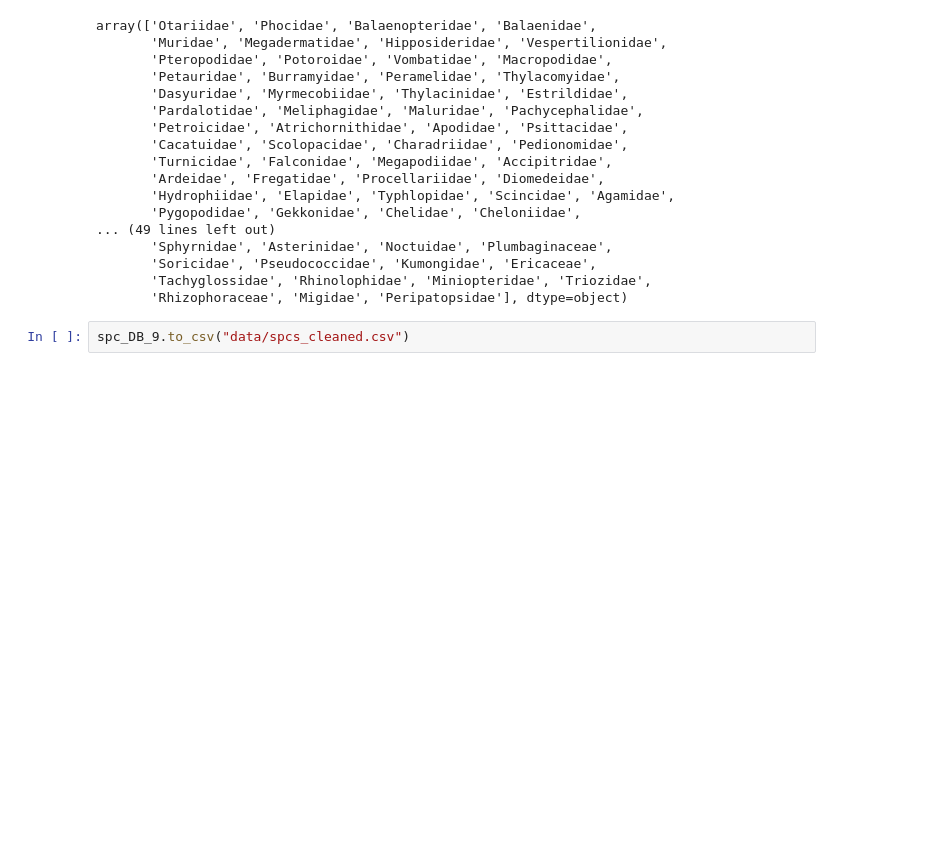
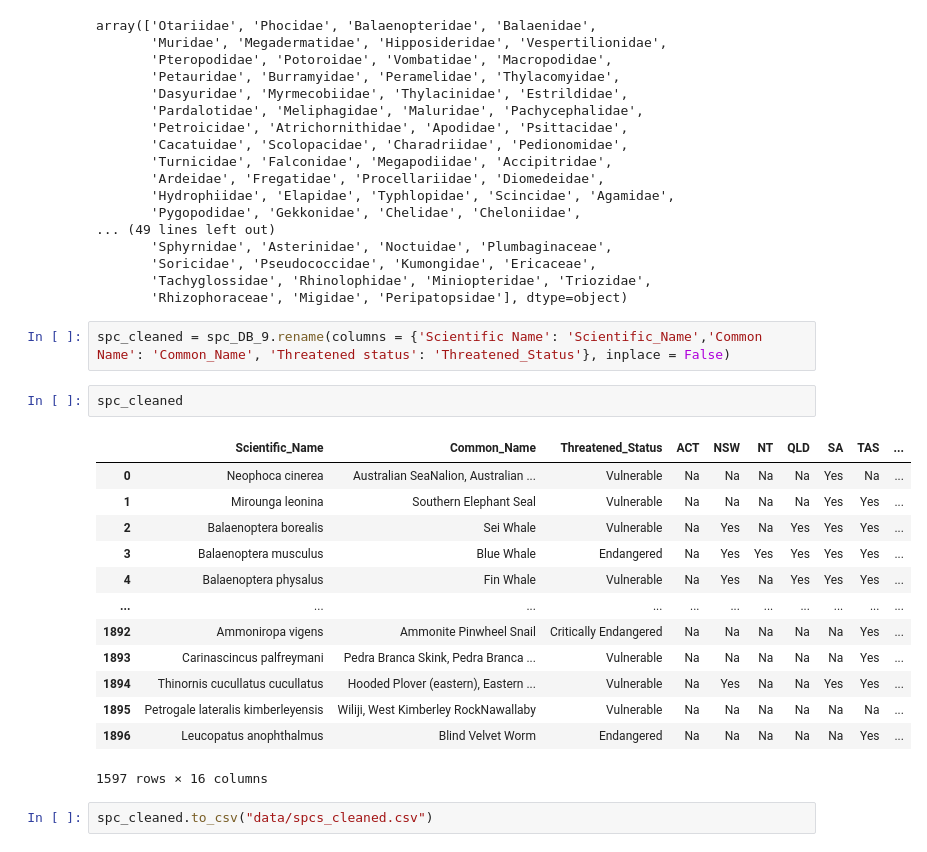
Before and after one commit to AmyAndersson/Project-2, a Jupyter notebook: Spc_Clean.ipynb, the cells around one changed output. Saved outputs shown, nothing was run; the diff lists cells and outputs as text; blank space fills up the shorter version.

Commit message:
cleaned 2 and readmeVis

```diff
--- a/Spc_Clean.ipynb
+++ b/Spc_Clean.ipynb
@@ -134,5 +134,23 @@ array(['Otariidae', 'Phocidae', 'Balaenopteridae', 'Balaenidae',
        'Soricidae', 'Pseudococcidae', 'Kumongidae', 'Ericaceae',
        'Tachyglossidae', 'Rhinolophidae', 'Miniopteridae', 'Triozidae',
        'Rhizophoraceae', 'Migidae', 'Peripatopsidae'], dtype=object)
+# %%
+spc_cleaned = spc_DB_9.rename(columns = {'Scientific Name': 'Scientific_Name','Common Name': 'Common_Name', 'Threatened status': 'Threatened_Status'}, inplace = False)
+# %%
+spc_cleaned
+# %% [output]
+|  | Scientific_Name | Common_Name | Threatened_Status | ACT | NSW | NT | QLD | SA | TAS | ... |
+| 0 | Neophoca cinerea | Australian SeaNalion, Australian ... | Vulnerable | Na | Na | Na | Na | Yes | Na | ... |
+| 1 | Mirounga leonina | Southern Elephant Seal | Vulnerable | Na | Na | Na | Na | Yes | Yes | ... |
+| 2 | Balaenoptera borealis | Sei Whale | Vulnerable | Na | Yes | Na | Yes | Yes | Yes | ... |
+| 3 | Balaenoptera musculus | Blue Whale | Endangered | Na | Yes | Yes | Yes | Yes | Yes | ... |
+| 4 | Balaenoptera physalus | Fin Whale | Vulnerable | Na | Yes | Na | Yes | Yes | Yes | ... |
+| ... | ... | ... | ... | ... | ... | ... | ... | ... | ... | ... |
+| 1892 | Ammoniropa vigens | Ammonite Pinwheel Snail | Critically Endangered | Na | Na | Na | Na | Na | Yes | ... |
+| 1893 | Carinascincus palfreymani | Pedra Branca Skink, Pedra Branca ... | Vulnerable | Na | Na | Na | Na | Na | Yes | ... |
+| 1894 | Thinornis cucullatus cucullatus | Hooded Plover (eastern), Eastern ... | Vulnerable | Na | Yes | Na | Na | Yes | Yes | ... |
+| 1895 | Petrogale lateralis kimberleyensis | Wiliji, West Kimberley RockNawallaby | Vulnerable | Na | Na | Na | Na | Na | Na | ... |
+| 1896 | Leucopatus anophthalmus | Blind Velvet Worm | Endangered | Na | Na | Na | Na | Na | Yes | ... |
+1597 rows × 16 columns
 # %%
-spc_DB_9.to_csv("data/spcs_cleaned.csv")
+spc_cleaned.to_csv("data/spcs_cleaned.csv")
```
Also changed, not shown: 5 other files.
